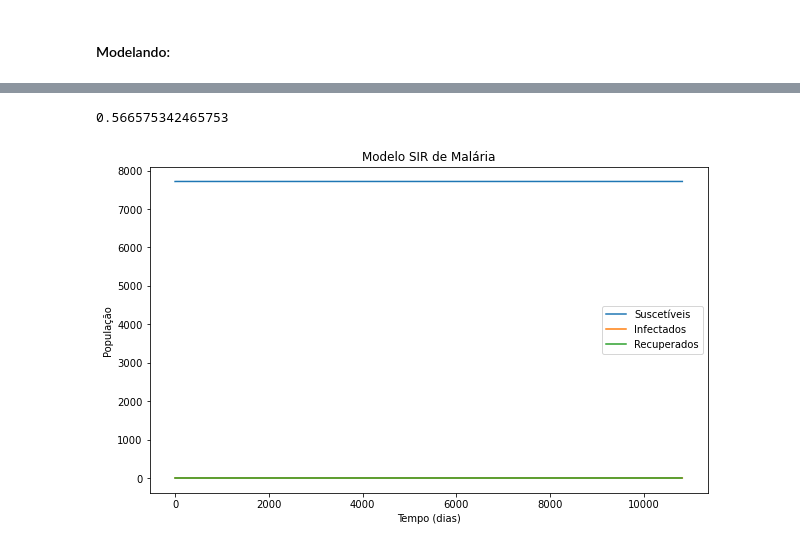
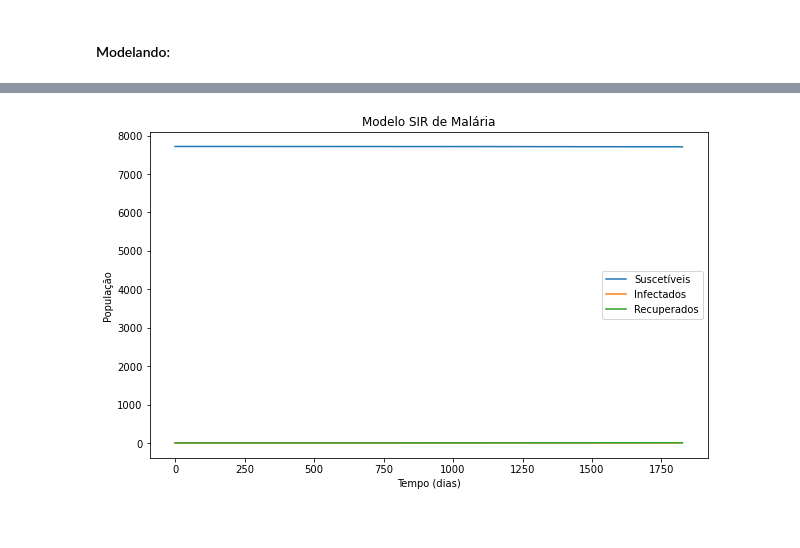
Before and after one commit to RaphaLevy/TCC, a Jupyter notebook: Modelagem_com_Dinamica_Pop/Modelagem_com_Entrada_Populacional.ipynb, the cells around one changed output, grey strips where cells are left out. Saved outputs shown, nothing was run; the diff lists cells and outputs as text; code cells hidden in the pictures.

```diff
--- a/Modelagem_com_Dinamica_Pop/Modelagem_com_Entrada_Populacional.ipynb
+++ b/Modelagem_com_Dinamica_Pop/Modelagem_com_Entrada_Populacional.ipynb
@@ -251,6 +186,7 @@ tau_E=1
 tau_P=1
 c1=0.019
 c2=-0.021
+mu_H = 0.00007
 
 D1=36.5
 b1=0.04
@@ -267,6 +203,7 @@ gamma= 1/365
 R_L = 450
 N = 7717 #População estimada para 2004
 M = 300000
+
 E_M0 = 1 #Analisando a infecção iniciando com apenas um mosquito exposto e um humano infectado
 I_H0 = 1
 I_M0 = 0
@@ -429,37 +366,31 @@ def model(t, z, T_linha, T1, T2, omega1, phi1, R1, R2, omega2, phi2,
     dImdt = b3_curr * E_M - mu_curr * I_M
 
     return [dShdt, dIhdt, dRhdt, dSmdt, dEmdt, dImdt]
-# %%
-n(206.8/365)
-# %% [output]
-0.566575342465753
 # %%
-mu_H = 0.566575342465753
-
 args = (T_linha, T1, T2, omega1, phi1, R1, R2, omega2, phi2,
                    B_E, p_ME, p_ML, p_MP, tau_E, tau_P, c1, c2,
                    D1, b1, A, B, C, b2, tau_H, DD, Tmin, gamma, R_L,
                    N, M, E_M0, I_H0, I_M0, mu_H)
 
-t_eval = np.linspace(0, 10825, 1000)  # Avalia a solução em 1000 pontos entre 0 e 10825
-sol = solve_ivp(model, [0, 10825], [S_H0, I_H0, R_H0, S_M0, E_M0, I_M0], args=args, dense_output=True, t_eval=t_eval, method="DOP853")
+t_eval = np.linspace(0, 1825, 1000)  # Avalia a solução em 1000 pontos entre 0 e 1825
+sol = solve_ivp(model, [0, 1825], [S_H0, I_H0, R_H0, S_M0, E_M0, I_M0], args=args, dense_output=True, t_eval=t_eval, method="DOP853")
 #sol
 
 times = sol.t
 S_H, I_H, R_H, S_M, E_M, I_M = sol.y
 
 plt.figure(figsize=(10, 6))
 plt.plot(times, S_H, label='Suscetíveis')
 plt.plot(times, I_H, label='Infectados')
 plt.plot(times, R_H, label='Recuperados')
 
 plt.xlabel('Tempo (dias)')
 plt.ylabel('População')
 plt.title('Modelo SIR de Malária')
 
 plt.legend()
 
 plt.show()
 # %% [output]
-[figure, old version]
+[figure, new version]
 # %%
```
Also changed, not shown: parts of 42 cells of this notebook.
